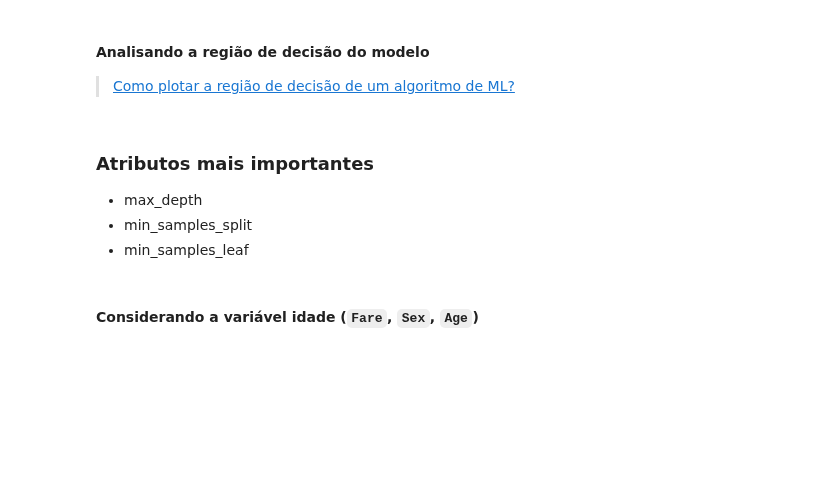
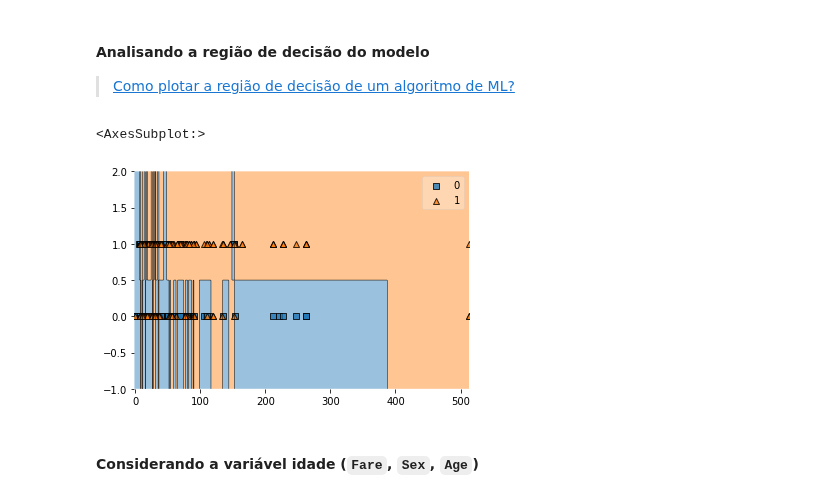
Before and after one commit to walisson-silva-ada/827-data-science, a Jupyter notebook: 04. Árvores de Decisão/04. Árvores de Decisão.ipynb, the cells around one changed output. Drawn from its saved outputs; the diff is of its cells as text; code cells hidden in the pictures; blank space fills up the shorter version.

```diff
--- a/04. Árvores de Decisão/04. Árvores de Decisão.ipynb
+++ b/04. Árvores de Decisão/04. Árvores de Decisão.ipynb
@@ -520,7 +520,7 @@ X1 = df[['Fare', 'Sex']]
 # %%
 y1 = df['Survived']
 # %%
-tree1 = DecisionTreeClassifier(criterion='entropy', max_depth=3)
+tree1 = DecisionTreeClassifier(criterion='entropy')
 # %%
 tree1.fit(X1, y1)
 # %% [output]
@@ -588,8 +571,3 @@ plot_tree(tree1)
 #### Analisando a região de decisão do modelo
 
 > [Como plotar a região de decisão de um algoritmo de ML?](http://rasbt.github.io/mlxtend/user_guide/plotting/plot_decision_regions/)
-# %% [markdown]
-### Atributos mais importantes
-- max_depth
-- min_samples_split
-- min_samples_leaf
@@ -596,2 +576,7 @@ plot_tree(tree1)
+# %%
+plot_decision_regions(X1.values, y1.values, clf=tree1)
+# %% [output]
+<AxesSubplot:>
+[figure, added]
 # %% [markdown]
 #### Considerando a variável idade (`Fare`, `Sex`, `Age`)
```
Also changed, not shown: parts of 24 cells of this notebook.
